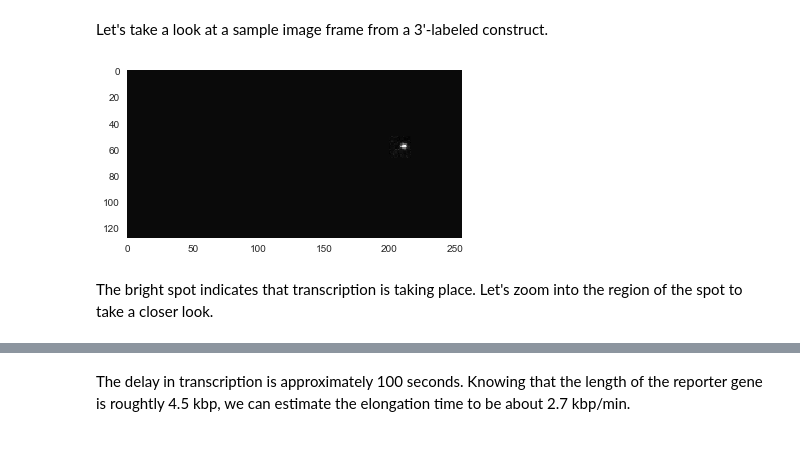
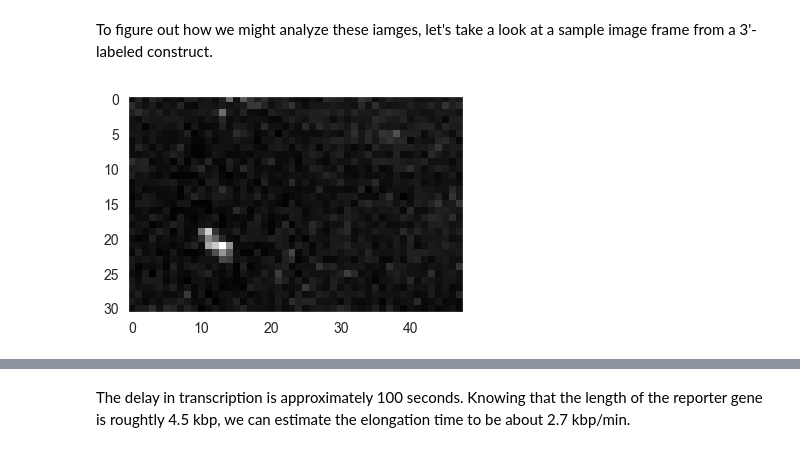
Before and after one commit to RPGroup-PBoC/be262, a Jupyter notebook: code/fly_elongation_rate.ipynb, the cells around one changed output, grey strips where cells are left out. Drawn from its saved outputs; the diff is of its cells as text; code cells hidden in the pictures.

```diff
--- a/code/fly_elongation_rate.ipynb
+++ b/code/fly_elongation_rate.ipynb
@@ -7,30 +12,30 @@ In this tutorial we will estimate the rate of RNAP elongation in developing *Dro
 # %%
-# Import necessary modules
+# Import the necessary modules
 import numpy as np
 import matplotlib.pyplot as plt
 %matplotlib inline
 
-# Pretty plots
+# For pretty plots
 import seaborn as sns
-sns.set()
+rc={'lines.linewidth': 2, 'axes.labelsize': 14, 'axes.titlesize': 14, \
+    'xtick.labelsize' : 14, 'ytick.labelsize' : 14}
+sns.set(rc=rc)
 
-# For reading images
+# For bulk acquisition of filenames
+import glob
+
+# For importing bacterial images
 import skimage.io
-
-# For extracting file names
-import glob
 # %% [markdown]
-Let's take a look at a sample image frame from a 3'-labeled construct.
+To figure out how we might analyze these iamges, let's take a look at a sample image frame from a 3'-labeled construct.
 # %%
 # Import a sample image
-im = skimage.io.imread('data/ms2_elongation/Nucleus001/green_nucleus001_frame042.tif')
+im = skimage.io.imread('./data/MS2_nuclei/nuc1/green28.tif')
 
 # Show the image
 plt.imshow(im, cmap = plt.cm.Greys_r)
 
 # Turn the grid off
-plt.grid('off')
+plt.grid(False)
 # %% [output]
-[figure, old version]
+[figure, new version]
-# %% [markdown]
-The bright spot indicates that transcription is taking place. Let's zoom into the region of the spot to take a closer look.
```
Also changed, not shown: parts of 25 cells of this notebook, 1 other file.
